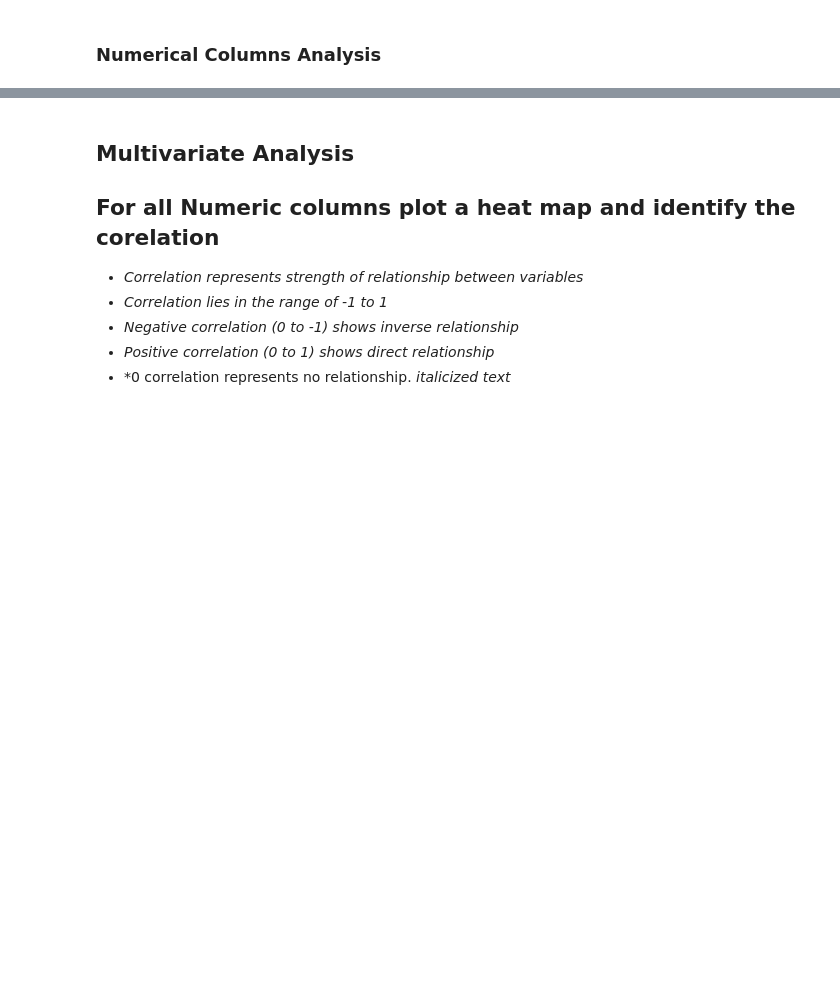
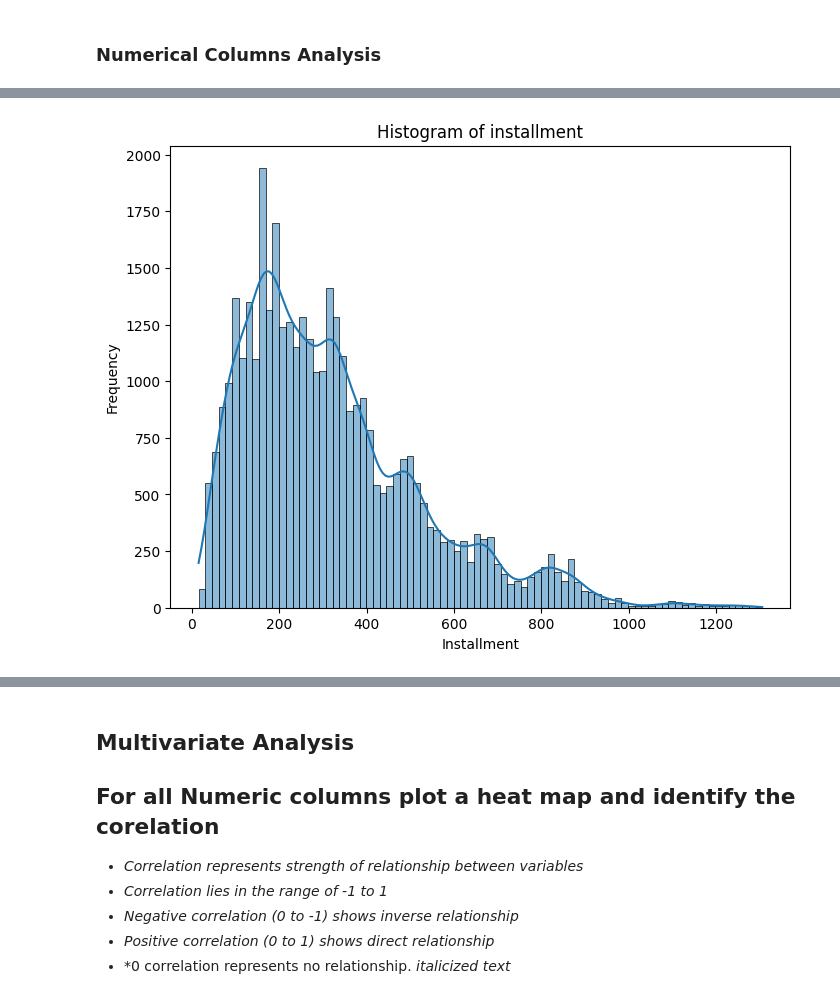
Before and after one commit to balu337/LendingClubRepo, a Jupyter notebook: LC_v1.ipynb, the cells around one changed output, grey strips where cells are left out. Cells and saved outputs as stored; diff of their text form; code cells hidden in the pictures; blank space fills up the shorter version.

```diff
--- a/LC_v1.ipynb
+++ b/LC_v1.ipynb
@@ -590,0 +601,11 @@ for i in num_cols:
+# %%
+plt.figure(figsize=(8, 6))  # Adjust the figure size as needed
+
+# Generate histogram plot for 'installment'
+sns.histplot(df1['installment'], kde=True)
+plt.title('Histogram of installment')
+plt.xlabel('Installment')
+plt.ylabel('Frequency')
+plt.show()
+# %% [output]
+[figure, added]
```
Also changed, not shown: parts of 73 cells of this notebook.
